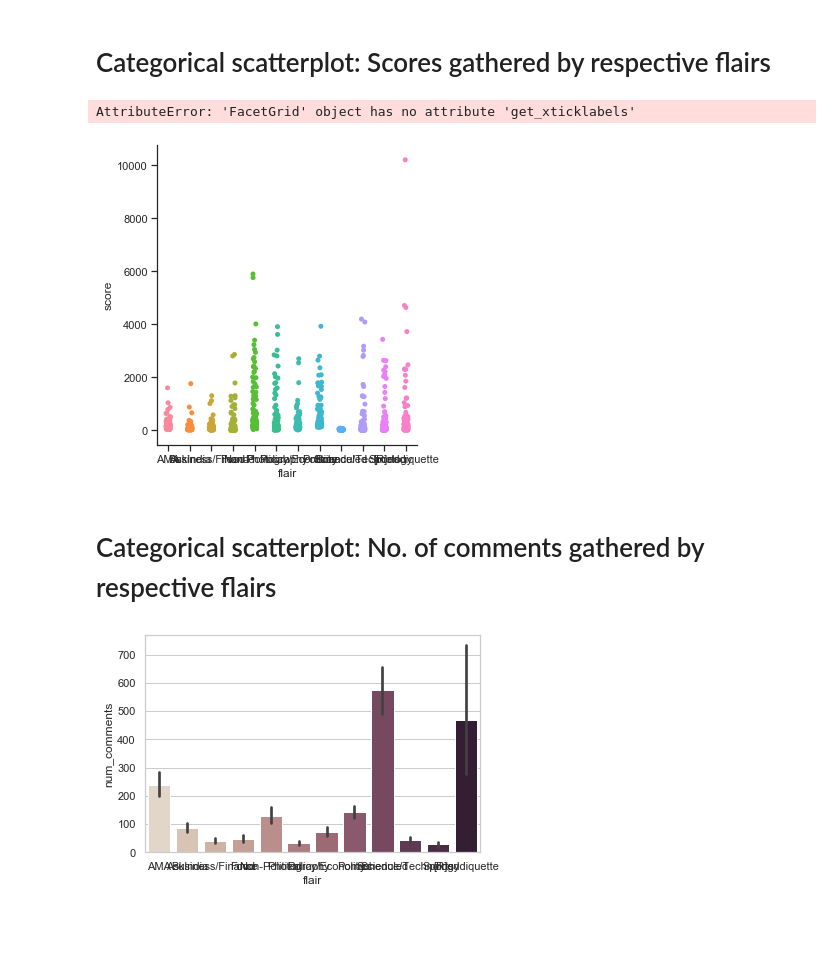
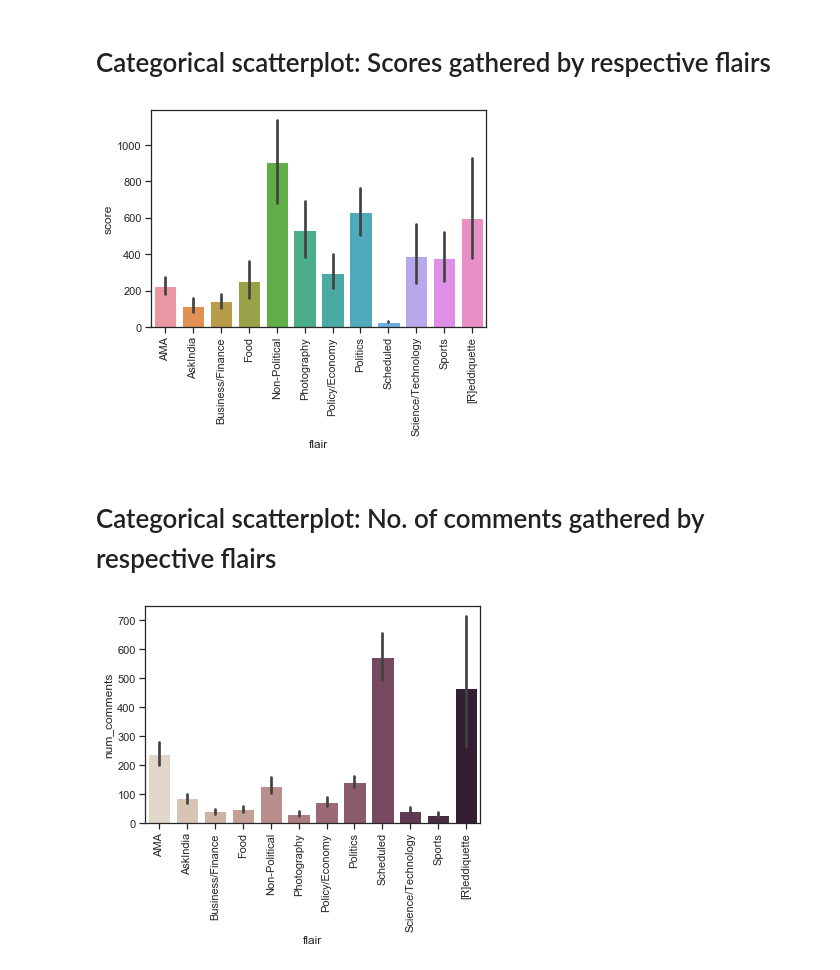
Before and after one commit to AkshitAggarwal/RedditFlairDetector, a Jupyter notebook: Jupyter Notebooks/data_analysis_reddit_india.ipynb, the cells around one changed output. Cells and saved outputs as stored; diff of their text form; code cells hidden in the pictures; blank space fills up the shorter version.

```diff
--- a/Jupyter Notebooks/data_analysis_reddit_india.ipynb
+++ b/Jupyter Notebooks/data_analysis_reddit_india.ipynb
@@ -39,15 +39,16 @@ No. of unique authors out of all collected posts(~1200):  696
 # Categorical scatterplot: Scores gathered by respective flairs
 # %%
 sns.set(style="ticks", color_codes=True)
-scores = sns.catplot(x="flair", y="score", data=reddit_data);
+scores = sns.barplot(x="flair", y="score", data=reddit_data);
 for label in scores.get_xticklabels():
         label.set_rotation(90)
 # %% [output]
-AttributeError: 'FacetGrid' object has no attribute 'get_xticklabels'
-[figure, old version]
+[figure, new version]
 # %% [markdown]
 # Categorical scatterplot: No. of comments gathered by respective flairs
 # %%
 comments = sns.barplot(x="flair", y="num_comments", palette="ch:.25", data=reddit_data);
+for label in comments.get_xticklabels():
+        label.set_rotation(90)
 # %% [output]
-[figure, old version]
+[figure, new version]
```
